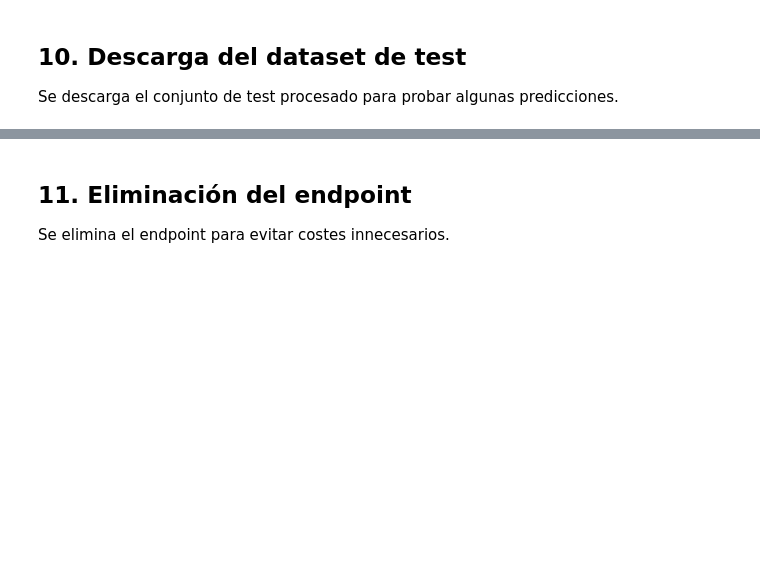
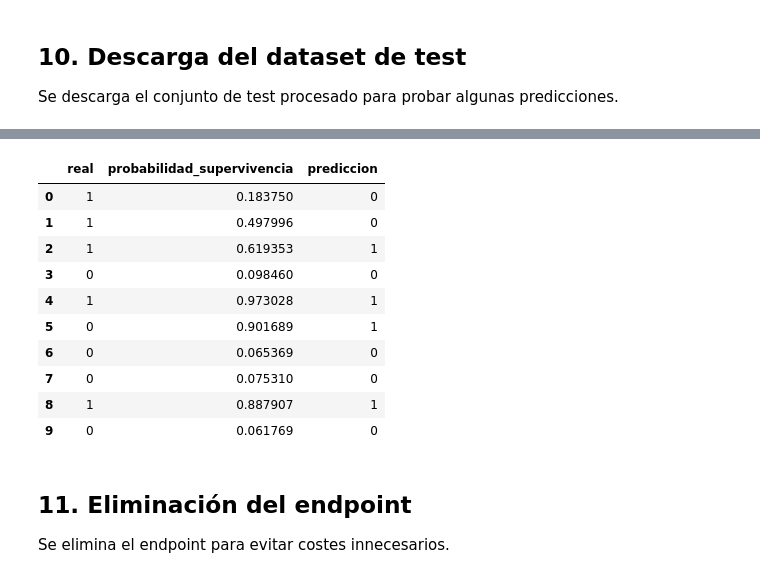
Before and after one commit to MrCordobex/AWS_LAB, a Jupyter notebook: Titanic_SageMaker_Processing_Training.ipynb, the cells around one changed output, grey strips where cells are left out. Saved outputs shown, nothing was run; the diff lists cells and outputs as text; code cells hidden in the pictures; blank space fills up the shorter version.

```diff
--- a/Titanic_SageMaker_Processing_Training.ipynb
+++ b/Titanic_SageMaker_Processing_Training.ipynb
@@ -232,15 +324,37 @@ raw_predictions
 # %%
+import json
+import numpy as np
+import pandas as pd
+
+# Convertir el texto JSON en diccionario de Python
+predictions_json = json.loads(raw_predictions)
+
+# Extraer los scores
 predicted_probabilities = np.array(
-    [float(value) for value in raw_predictions.strip().split("\n")]
+    [item["score"] for item in predictions_json["predictions"]]
 )
 
+# Convertir probabilidades en clases
 predicted_classes = (predicted_probabilities >= 0.5).astype(int)
 
+# Crear tabla
 pd.DataFrame({
-    "real": y_test.head(10).values,
+    "real": y_test.head(len(predicted_probabilities)).values,
     "probabilidad_supervivencia": predicted_probabilities,
     "prediccion": predicted_classes
 })
+# %% [output]
+|  | real | probabilidad_supervivencia | prediccion |
+| 0 | 1 | 0.183750 | 0 |
+| 1 | 1 | 0.497996 | 0 |
+| 2 | 1 | 0.619353 | 1 |
+| 3 | 0 | 0.098460 | 0 |
+| 4 | 1 | 0.973028 | 1 |
+| 5 | 0 | 0.901689 | 1 |
+| 6 | 0 | 0.065369 | 0 |
+| 7 | 0 | 0.075310 | 0 |
+| 8 | 1 | 0.887907 | 1 |
+| 9 | 0 | 0.061769 | 0 |
 # %% [markdown]
 ## 11. Eliminación del endpoint
 
```
Also changed, not shown: parts of 14 cells of this notebook.
